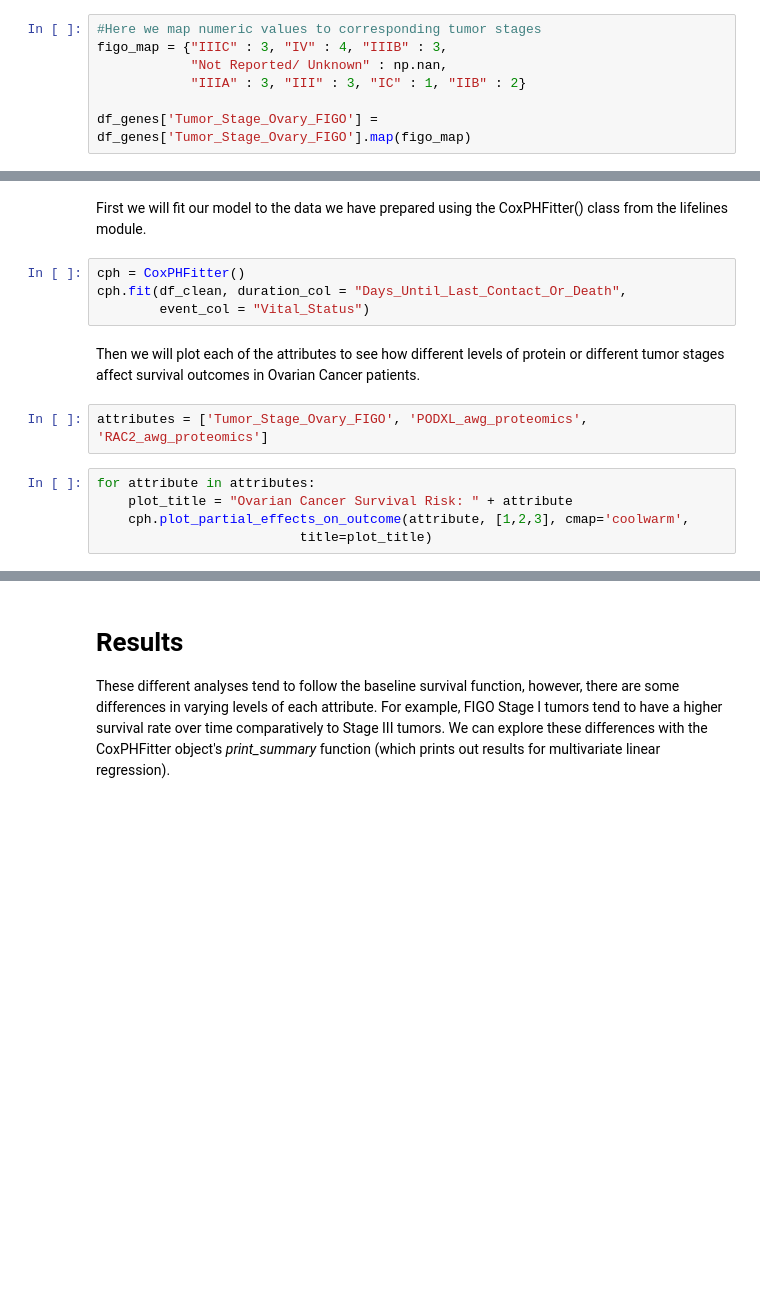
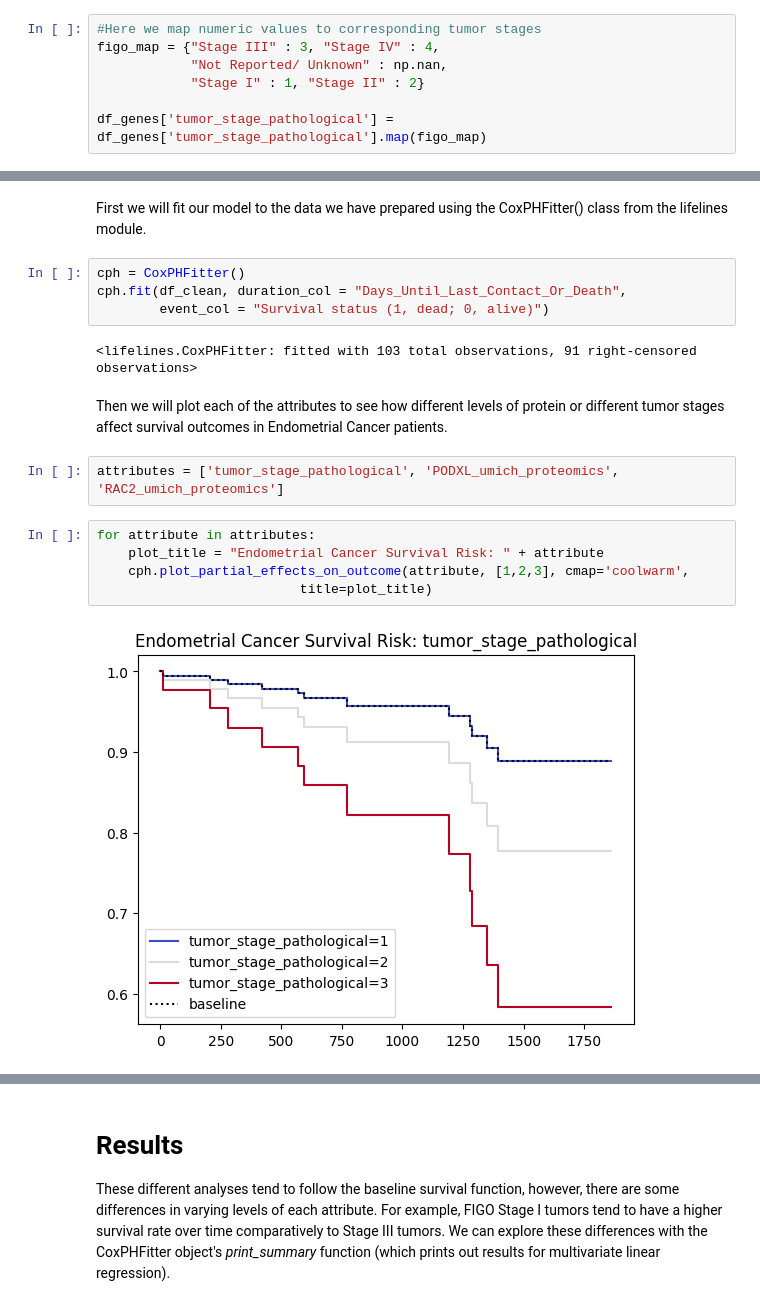
Before and after one commit to PayneLab/cptac, a Jupyter notebook: notebooks/usecase09_clinical_outcomes.ipynb, the cells around one changed output, grey strips where cells are left out. Saved outputs shown, nothing was run; the diff lists cells and outputs as text; blank space fills up the shorter version.

```diff
--- a/notebooks/usecase09_clinical_outcomes.ipynb
+++ b/notebooks/usecase09_clinical_outcomes.ipynb
@@ -120,8 +120,8 @@ for gene in omics_genes:
     df_genes[gene] = df_genes[gene].map(proteomics_map)
 # %%
 #Here we map numeric values to corresponding tumor stages
-figo_map = {"IIIC" : 3, "IV" : 4, "IIIB" : 3,
+figo_map = {"Stage III" : 3, "Stage IV" : 4,
             "Not Reported/ Unknown" : np.nan,
-            "IIIA" : 3, "III" : 3, "IC" : 1, "IIB" : 2}
+            "Stage I" : 1, "Stage II" : 2}
 
-df_genes['Tumor_Stage_Ovary_FIGO'] = df_genes['Tumor_Stage_Ovary_FIGO'].map(figo_map)
+df_genes['tumor_stage_pathological'] = df_genes['tumor_stage_pathological'].map(figo_map)
@@ -147,13 +178,17 @@ First we will fit our model to the data we have prepared using the CoxPHFitter()
 # %%
 cph = CoxPHFitter()
 cph.fit(df_clean, duration_col = "Days_Until_Last_Contact_Or_Death",
-        event_col = "Vital_Status")
+        event_col = "Survival status (1, dead; 0, alive)")
+# %% [output]
+<lifelines.CoxPHFitter: fitted with 103 total observations, 91 right-censored observations>
 # %% [markdown]
-Then we will plot each of the attributes to see how different levels of protein or different tumor stages affect survival outcomes in Ovarian Cancer patients.
+Then we will plot each of the attributes to see how different levels of protein or different tumor stages affect survival outcomes in Endometrial Cancer patients.
-# %%
-attributes = ['Tumor_Stage_Ovary_FIGO', 'PODXL_awg_proteomics', 'RAC2_awg_proteomics']
+# %%
+attributes = ['tumor_stage_pathological', 'PODXL_umich_proteomics', 'RAC2_umich_proteomics']
 # %%
 for attribute in attributes:
-    plot_title = "Ovarian Cancer Survival Risk: " + attribute
+    plot_title = "Endometrial Cancer Survival Risk: " + attribute
     cph.plot_partial_effects_on_outcome(attribute, [1,2,3], cmap='coolwarm',
                           title=plot_title)
+# %% [output]
+[figure, added]
```
Also changed, not shown: parts of 19 cells of this notebook, 13 other files.
